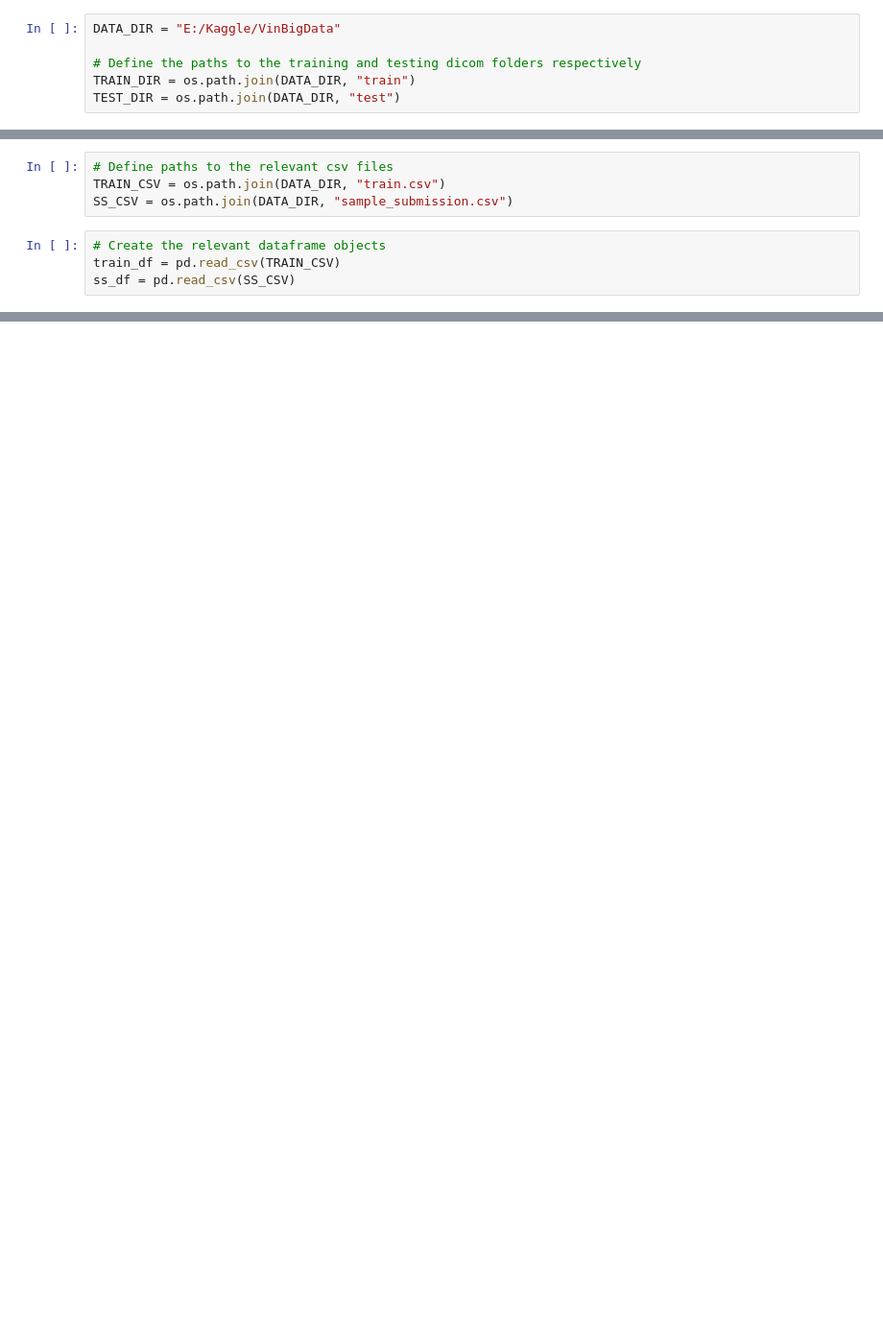
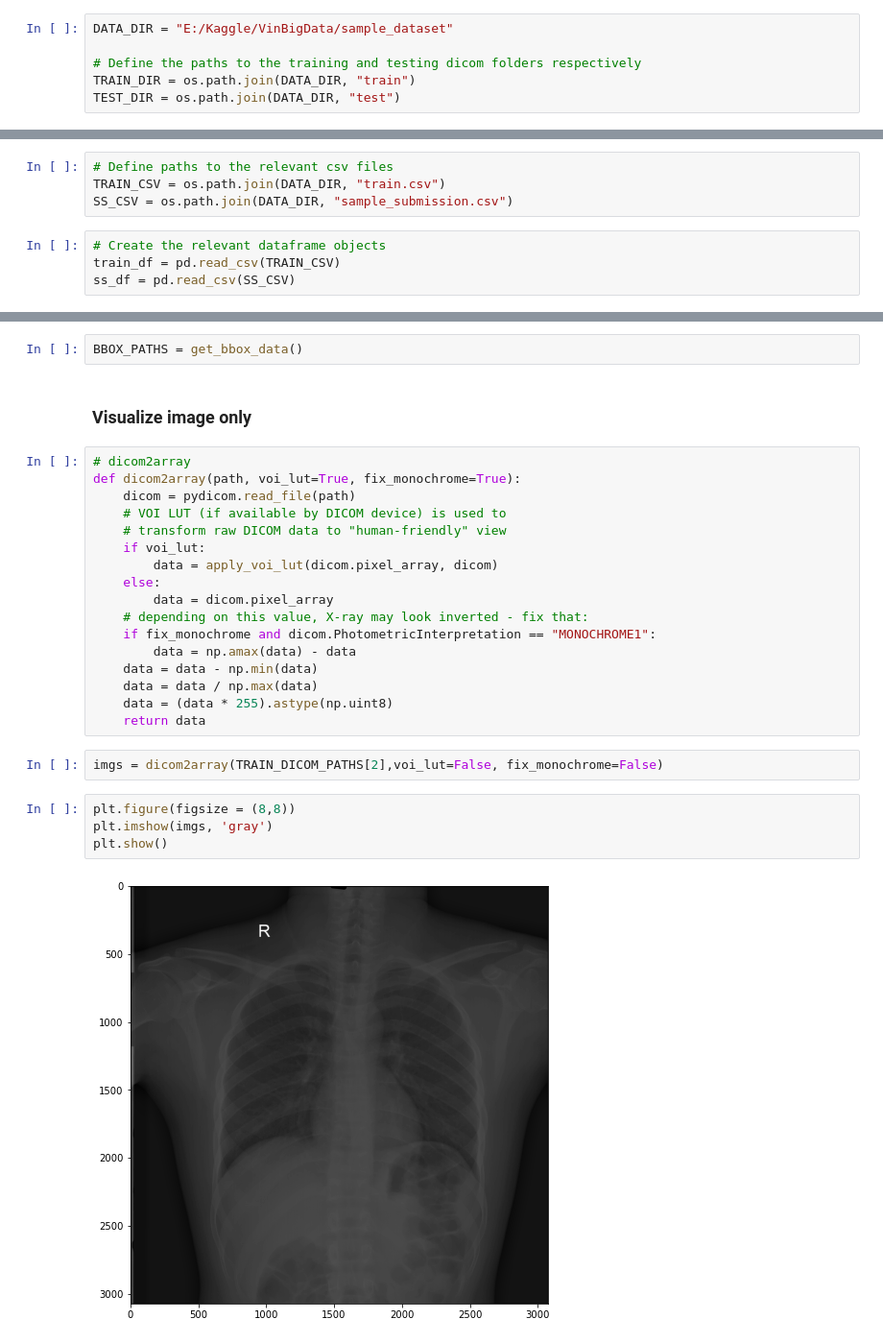
Before and after one commit to daitranskku/chest_x_ray_abnormalities_detection, a Jupyter notebook: EDA.ipynb, the cells around one changed output, grey strips where cells are left out. Shown at 96% size. Saved outputs shown, nothing was run; the diff lists cells and outputs as text; blank space fills up the shorter version.

```diff
--- a/EDA.ipynb
+++ b/EDA.ipynb
@@ -88,7 +101,7 @@ import tensorflow as tf
 # %% [markdown]
 #### Setup global variables
 # %%
-DATA_DIR = "E:/Kaggle/VinBigData"
+DATA_DIR = "E:/Kaggle/VinBigData/sample_dataset"
 
 # Define the paths to the training and testing dicom folders respectively
 TRAIN_DIR = os.path.join(DATA_DIR, "train")
@@ -130,0 +138,29 @@ SAMPLE SUBMISSION DATAFRAME
+# %%
+BBOX_PATHS = get_bbox_data()
+# %% [markdown]
+### Visualize image only
+# %%
+# dicom2array
+def dicom2array(path, voi_lut=True, fix_monochrome=True):
+    dicom = pydicom.read_file(path)
+    # VOI LUT (if available by DICOM device) is used to
+    # transform raw DICOM data to "human-friendly" view
+    if voi_lut:
+        data = apply_voi_lut(dicom.pixel_array, dicom)
+    else:
+        data = dicom.pixel_array
+    # depending on this value, X-ray may look inverted - fix that:
+    if fix_monochrome and dicom.PhotometricInterpretation == "MONOCHROME1":
+        data = np.amax(data) - data
+    data = data - np.min(data)
+    data = data / np.max(data)
+    data = (data * 255).astype(np.uint8)
+    return data
+# %%
+imgs = dicom2array(TRAIN_DICOM_PATHS[2],voi_lut=False, fix_monochrome=False)
+# %%
+plt.figure(figsize = (8,8))
+plt.imshow(imgs, 'gray')
+plt.show()
+# %% [output]
+[figure, added]
```
Also changed, not shown: parts of 9 cells of this notebook.
